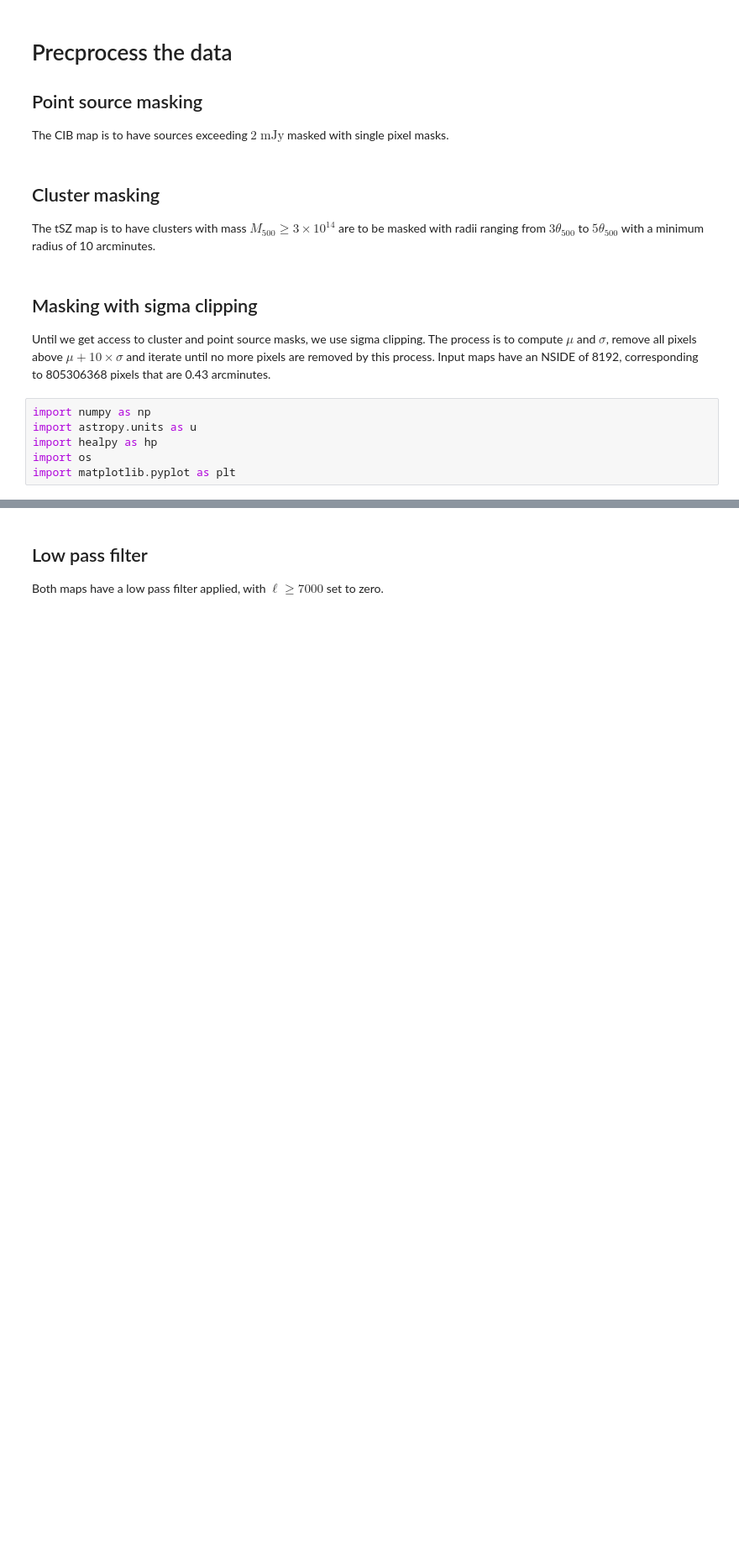
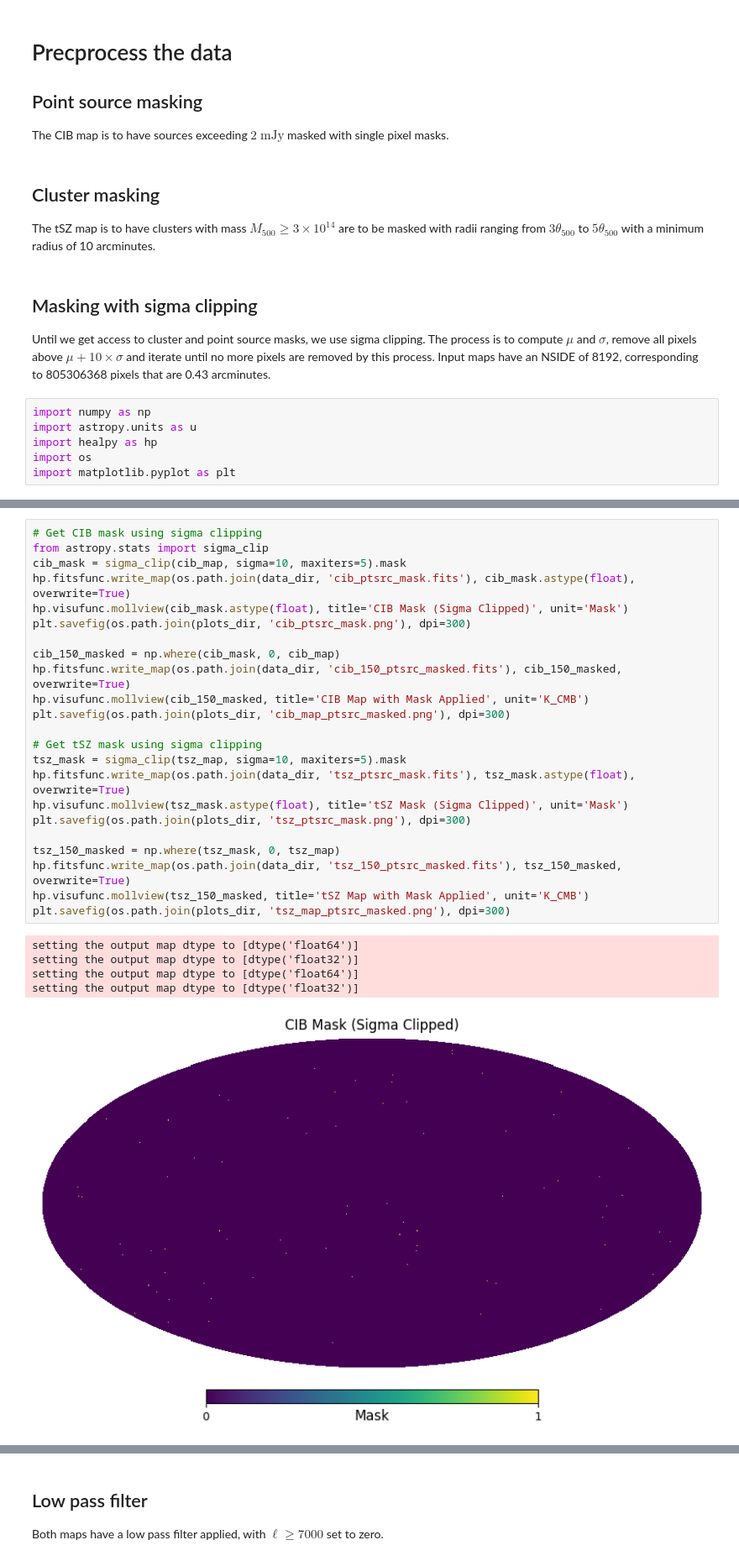
Before and after one commit to AlexBM173/cmb_foregrounds_diffusion, a Jupyter notebook: preprocessing.ipynb, the cells around one changed output, grey strips where cells are left out. Shown at 84% size. Cells and saved outputs as stored; diff of their text form; blank space fills up the shorter version.

```diff
--- a/preprocessing.ipynb
+++ b/preprocessing.ipynb
@@ -58,0 +59,29 @@ NSIDE: 8192, NPIX: 805306368, Pixel Size: 0.43 arcmin
+# %%
+# Get CIB mask using sigma clipping
+from astropy.stats import sigma_clip
+cib_mask = sigma_clip(cib_map, sigma=10, maxiters=5).mask
+hp.fitsfunc.write_map(os.path.join(data_dir, 'cib_ptsrc_mask.fits'), cib_mask.astype(float), overwrite=True)
+hp.visufunc.mollview(cib_mask.astype(float), title='CIB Mask (Sigma Clipped)', unit='Mask')
+plt.savefig(os.path.join(plots_dir, 'cib_ptsrc_mask.png'), dpi=300)
+
+cib_150_masked = np.where(cib_mask, 0, cib_map)
+hp.fitsfunc.write_map(os.path.join(data_dir, 'cib_150_ptsrc_masked.fits'), cib_150_masked, overwrite=True)
+hp.visufunc.mollview(cib_150_masked, title='CIB Map with Mask Applied', unit='K_CMB')
+plt.savefig(os.path.join(plots_dir, 'cib_map_ptsrc_masked.png'), dpi=300)
+
+# Get tSZ mask using sigma clipping
+tsz_mask = sigma_clip(tsz_map, sigma=10, maxiters=5).mask
+hp.fitsfunc.write_map(os.path.join(data_dir, 'tsz_ptsrc_mask.fits'), tsz_mask.astype(float), overwrite=True)
+hp.visufunc.mollview(tsz_mask.astype(float), title='tSZ Mask (Sigma Clipped)', unit='Mask')
+plt.savefig(os.path.join(plots_dir, 'tsz_ptsrc_mask.png'), dpi=300)
+
+tsz_150_masked = np.where(tsz_mask, 0, tsz_map)
+hp.fitsfunc.write_map(os.path.join(data_dir, 'tsz_150_ptsrc_masked.fits'), tsz_150_masked, overwrite=True)
+hp.visufunc.mollview(tsz_150_masked, title='tSZ Map with Mask Applied', unit='K_CMB')
+plt.savefig(os.path.join(plots_dir, 'tsz_map_ptsrc_masked.png'), dpi=300)
+# %% [output]
+setting the output map dtype to [dtype('float64')]
+setting the output map dtype to [dtype('float32')]
+setting the output map dtype to [dtype('float64')]
+setting the output map dtype to [dtype('float32')]
+[figure, added]
```
Also changed, not shown: parts of 3 cells of this notebook, 2 other files.
